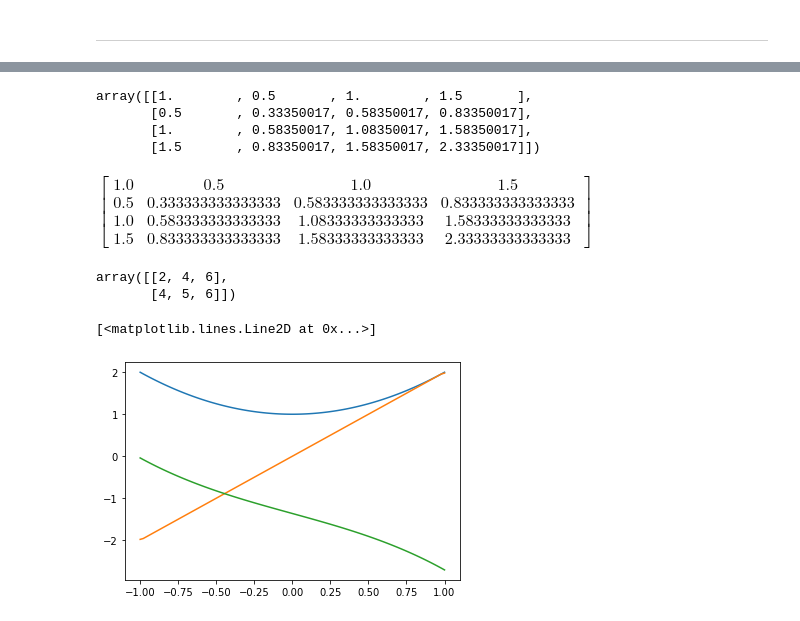
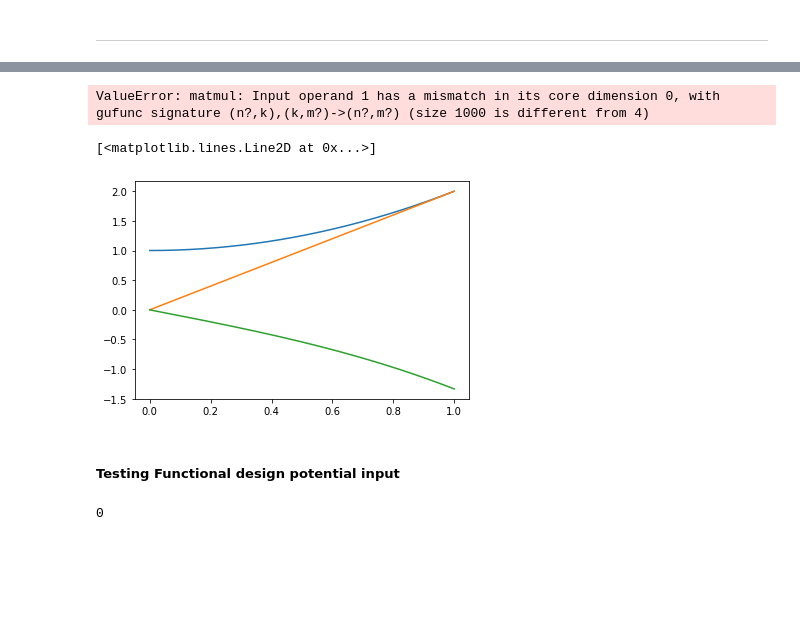
Before and after one commit to TedOiler/dexpy, a Jupyter notebook: test_functional.ipynb, the cells around one changed output, grey strips where cells are left out. Saved outputs shown, nothing was run; the diff lists cells and outputs as text; code cells hidden in the pictures; blank space fills up the shorter version.

Commit message:
added numerical example on ipynb

```diff
--- a/test_functional.ipynb
+++ b/test_functional.ipynb
@@ -211,41 +270,29 @@ plt.xlim((-1,1))
 ############################################ IMPORTANT #######################################################
 detail = 1000
 t = np.linspace(0, 1, detail)
-c_t = f(x=t, centers=[0,0.5,1])
-b_t = f(x=t, centers=[0,0.5,1])
-(c_t @ b_t.T)/detail
+c_t = numrelu(x=t, centers=[0,0.5,1])
+b_t = numrelu(x=t, centers=[0,0.5,1])
+J_cb = (c_t @ b_t.T)/detail
+J_cgb = w_c_t @ J_cb
+
+J_cb
 # np.cumsum(c_t, axis=1) * (t[0] - t[1])
 # %% [output]
-array([[1.        , 0.5       , 1.        , 1.5       ],
-       [0.5       , 0.33350017, 0.58350017, 0.83350017],
-       [1.        , 0.58350017, 1.08350017, 1.58350017],
-       [1.5       , 0.83350017, 1.58350017, 2.33350017]])
+ValueError: matmul: Input operand 1 has a mismatch in its core dimension 0, with gufunc signature (n?,k),(k,m?)->(n?,m?) (size 1000 is different from 4)
-# %%
-from basis import *
-t = smp.symbols('t')
-cc_t = relu(t, [0,0.5,1])
-bb_t = relu(t, [0,0.5,1])
-smp.Matrix(cc_t @ bb_t.T).integrate((t, 0, 1)).evalf()
-# %% [output]
-$\displaystyle \left[\begin{matrix}1.0 & 0.5 & 1.0 & 1.5\\0.5 & 0.333333333333333 & 0.583333333333333 & 0.833333333333333\\1.0 & 0.583333333333333 & 1.08333333333333 & 1.58333333333333\\1.5 & 0.833333333333333 & 1.58333333333333 & 2.33333333333333\end{matrix}\right]$
-# %%
-A = np.array(([1,2,3], [4,5,6]))
-b = np.array([2,1])
-(A.T * b).T
-# %% [output]
-array([[2, 4, 6],
-       [4, 5, 6]])
 # %%
+# Example of derivative and gradient calculation
+detail = 1000
+t = np.linspace(0, 1, detail)
 c_t = t**0 + t**2
-
-
 
 derivative = np.gradient(c_t, t)
 integral = np.cumsum(c_t) * (t[0] - t[1])
 
 plt.plot(t, c_t)
 plt.plot(t, derivative)
 plt.plot(t, integral)
 # %% [output]
 [<matplotlib.lines.Line2D at 0x...>]
-[figure, old version]
+[figure, new version]
+# %% [markdown]
+##### Testing Functional design potential input
@@ -251,0 +303,23 @@ plt.plot(t, integral)
+# %%
+f_des = dx.Functional(experiments=10,
+                      f_basis={
+                          0: "relu",
+                          1: "relu"
+                      },
+                      f_centers={
+                          0: [-1, 0, 1],
+                          1: [-5, 5]
+                      },
+                      b_basis={
+                          0: "relu",
+                          1: "rbf"
+                      },
+                      b_centers={
+                          0: [-1, 1],
+                          1: [-1,-0.5, 0, 0.5, 1]
+                      },
+                      t=np.linspace(0,1,500),
+                      epochs=10)
+f_des.fit_functional()
+# %% [output]
+0
```
Also changed, not shown: parts of 8 cells of this notebook, 2 other files.
